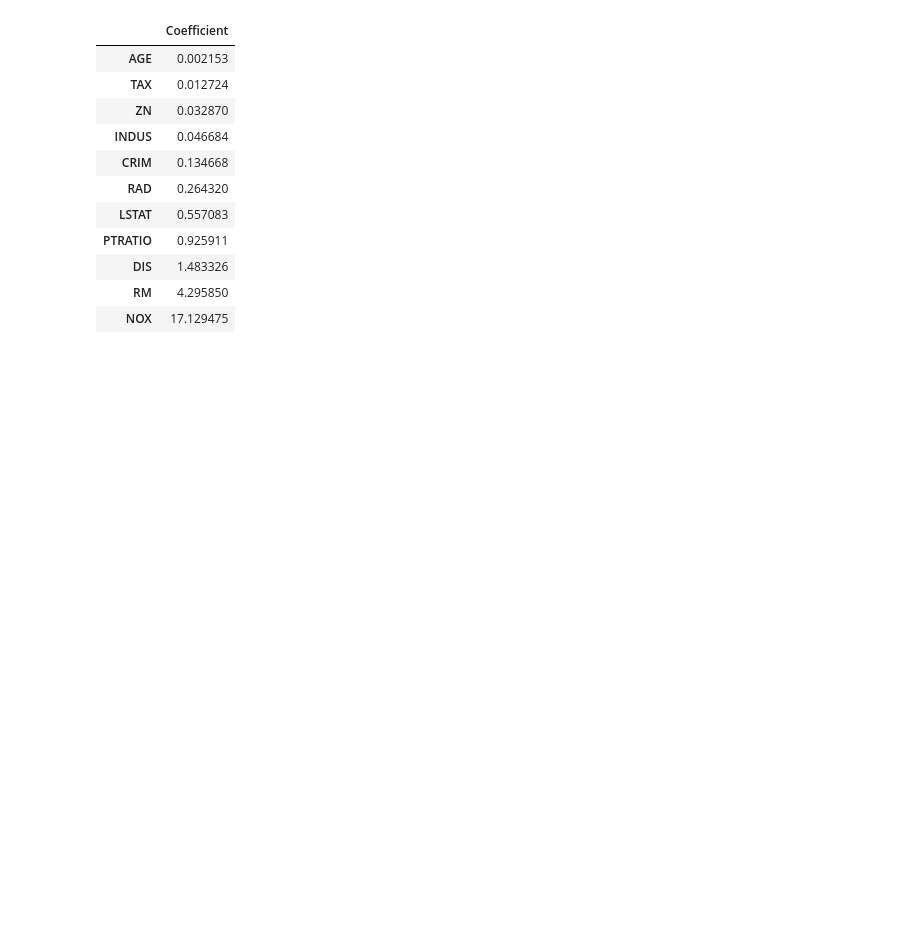
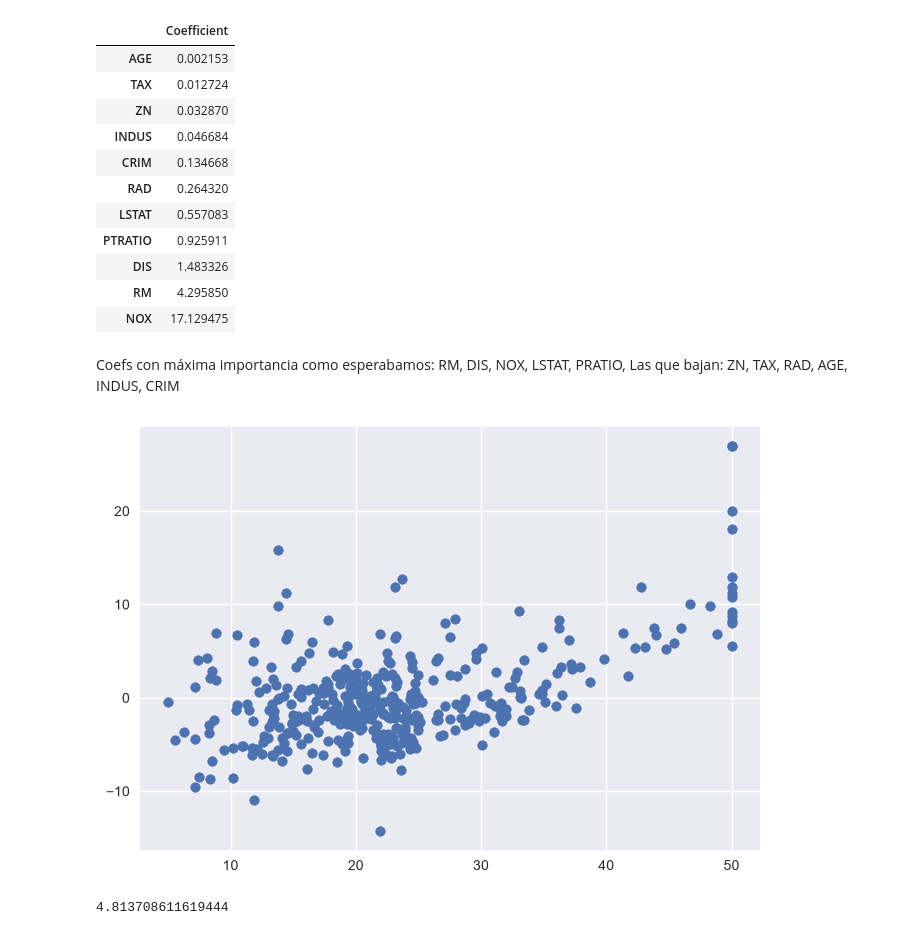
Before and after one commit to PaulitaLull/DATA_SCIENCE_PAULALULL, a Jupyter notebook: 04_Machine_Learning/02_ML_Supervisado/01_Regresion_Lineal/ejercicios/P01_Practica_Regresion_Lineal.ipynb, the cells around one changed output. Drawn from its saved outputs; the diff is of its cells as text; code cells hidden in the pictures; blank space fills up the shorter version.

```diff
--- a/04_Machine_Learning/02_ML_Supervisado/01_Regresion_Lineal/ejercicios/P01_Practica_Regresion_Lineal.ipynb
+++ b/04_Machine_Learning/02_ML_Supervisado/01_Regresion_Lineal/ejercicios/P01_Practica_Regresion_Lineal.ipynb
@@ -213,3 +213,30 @@ abs(coef_df).sort_values("Coefficient")
 | DIS | 1.483326 |
 | RM | 4.295850 |
 | NOX | 17.129475 |
+# %% [markdown]
+Coefs con máxima importancia como esperabamos: RM, DIS, NOX, LSTAT, PRATIO,
+Las que bajan: ZN, TAX, RAD, AGE, INDUS, CRIM
+# %%
+# # Visualizamos el resultado de la regresión lineal
+# def viz_linear():
+#     plt.scatter(X_train, y_train, color='red')
+#     plt.plot(X_train, lm.predict(X_train), color='blue')
+#     plt.title('Regresión lineal')
+#     plt.xlabel('')
+#     plt.ylabel('características')
+#     plt.show()
+
+# viz_linear()
+
+# Posiblemente poninomial???
+plt.scatter(y_train, y_train - lm.predict(X_train));
+# %% [output]
+[figure, added]
+# %%
+#### Error contra todo el train:
+from sklearn.metrics import root_mean_squared_error
+rmse_lin = root_mean_squared_error(y_train, lm.predict(X_train)) # Raíz cuadrada del error cuadrático medio (RMSE),
+# que está en las mismas unidades que el target
+print(rmse_lin)
+# %% [output]
+4.813708611619444
```
Also changed, not shown: parts of 6 cells of this notebook, 29 other files.
